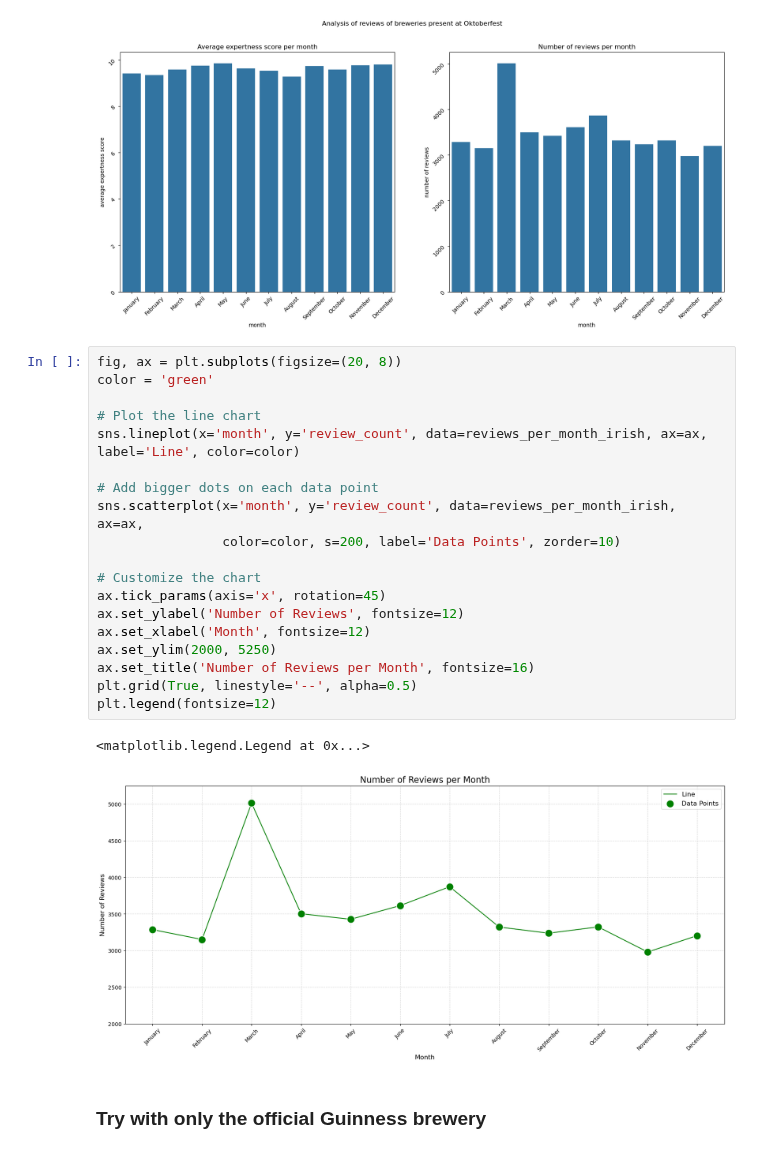
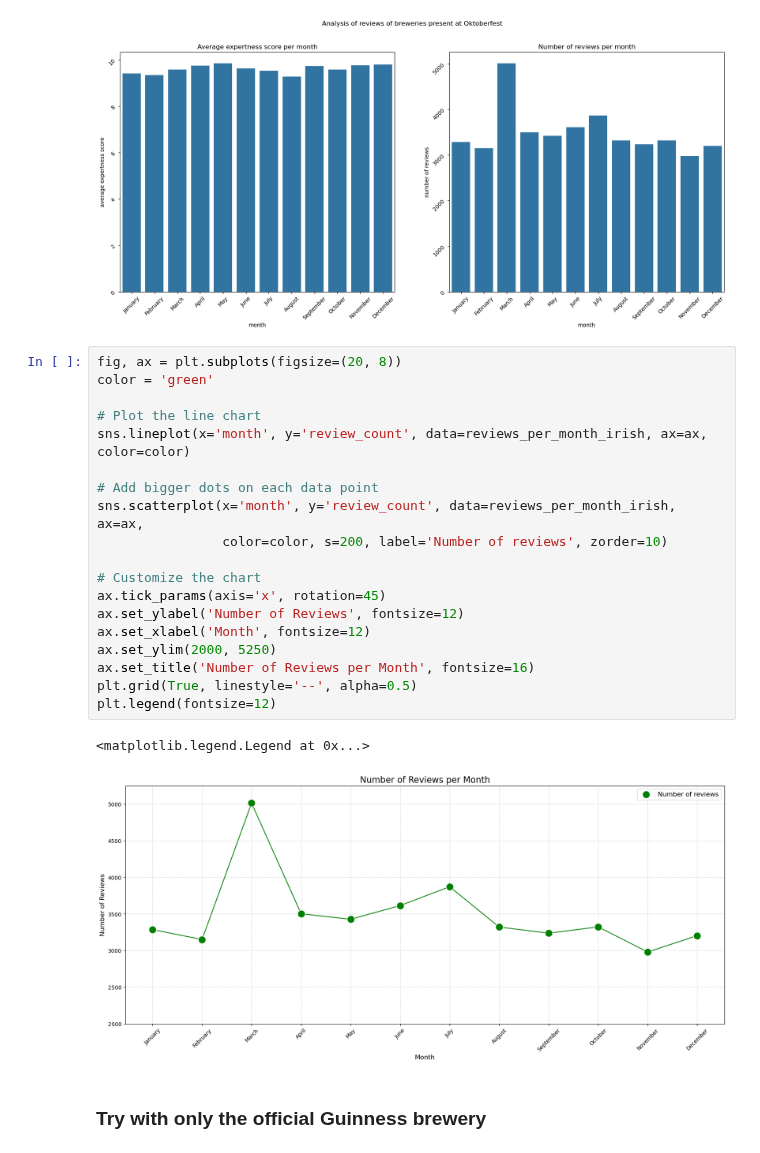
Before and after one commit to nada401/brewing-knowledge, a Jupyter notebook: src/scripts/quality_over_year/quality_over_year.ipynb, the cells around one changed output. Drawn from its saved outputs; the diff is of its cells as text.

Commit message:
Fix the graphs

```diff
--- a/src/scripts/quality_over_year/quality_over_year.ipynb
+++ b/src/scripts/quality_over_year/quality_over_year.ipynb
@@ -539,25 +539,25 @@ Text(0.5, 0.98, 'Analysis of reviews of breweries present at Oktoberfest')
 # %%
 fig, ax = plt.subplots(figsize=(20, 8))
 color = 'green'
 
 # Plot the line chart
-sns.lineplot(x='month', y='review_count', data=reviews_per_month_irish, ax=ax, label='Line', color=color)
+sns.lineplot(x='month', y='review_count', data=reviews_per_month_irish, ax=ax, color=color)
 
 # Add bigger dots on each data point
 sns.scatterplot(x='month', y='review_count', data=reviews_per_month_irish, ax=ax,
-                color=color, s=200, label='Data Points', zorder=10)
+                color=color, s=200, label='Number of reviews', zorder=10)
 
 # Customize the chart
 ax.tick_params(axis='x', rotation=45)
 ax.set_ylabel('Number of Reviews', fontsize=12)
 ax.set_xlabel('Month', fontsize=12)
 ax.set_ylim(2000, 5250)
 ax.set_title('Number of Reviews per Month', fontsize=16)
 plt.grid(True, linestyle='--', alpha=0.5)
 plt.legend(fontsize=12)
 # %% [output]
 <matplotlib.legend.Legend at 0x...>
-[figure, old version]
+[figure, new version]
 # %% [markdown]
 ### Try with only the official Guinness brewery
 # %%
```
Also changed, not shown: parts of 2 cells of this notebook, 3 other files.
